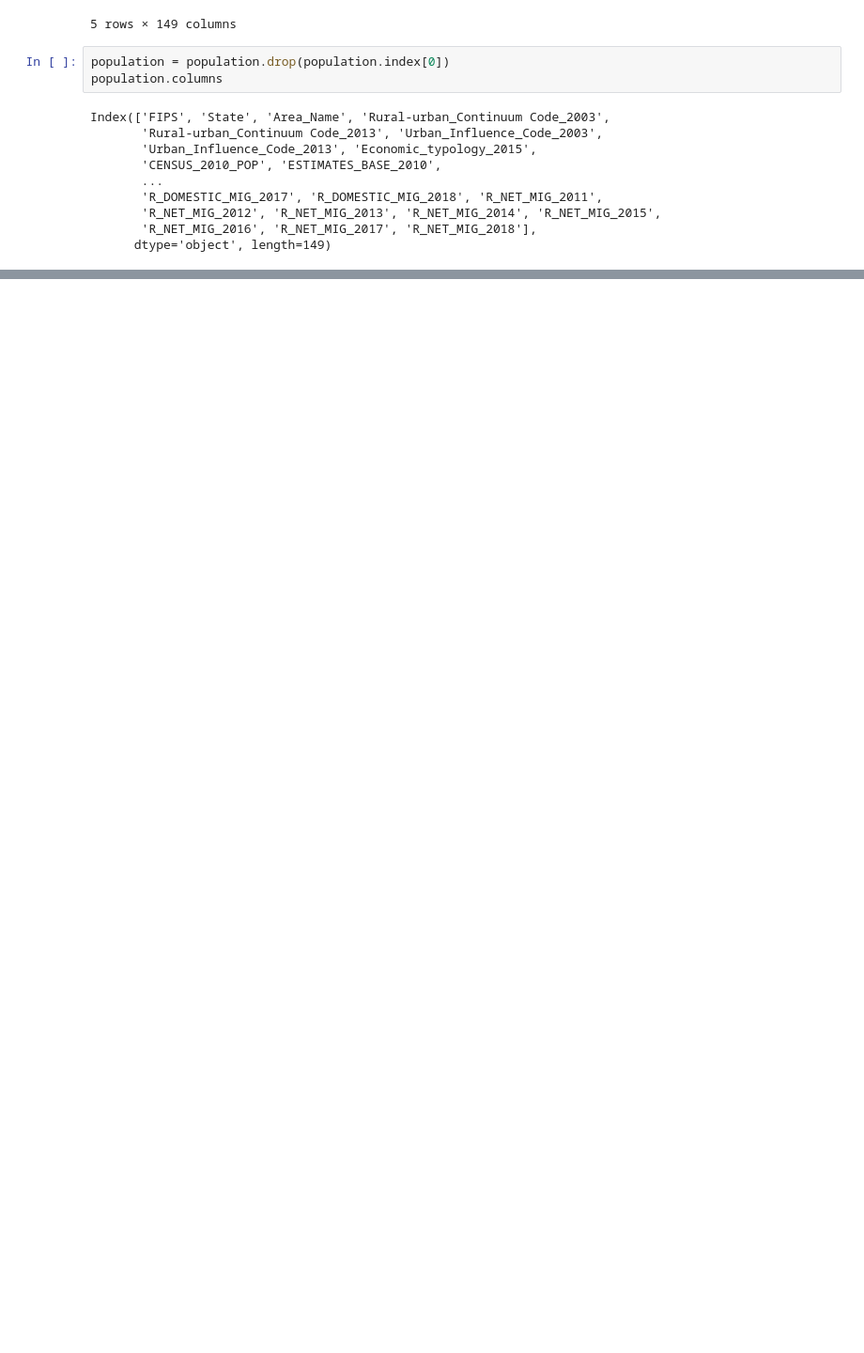
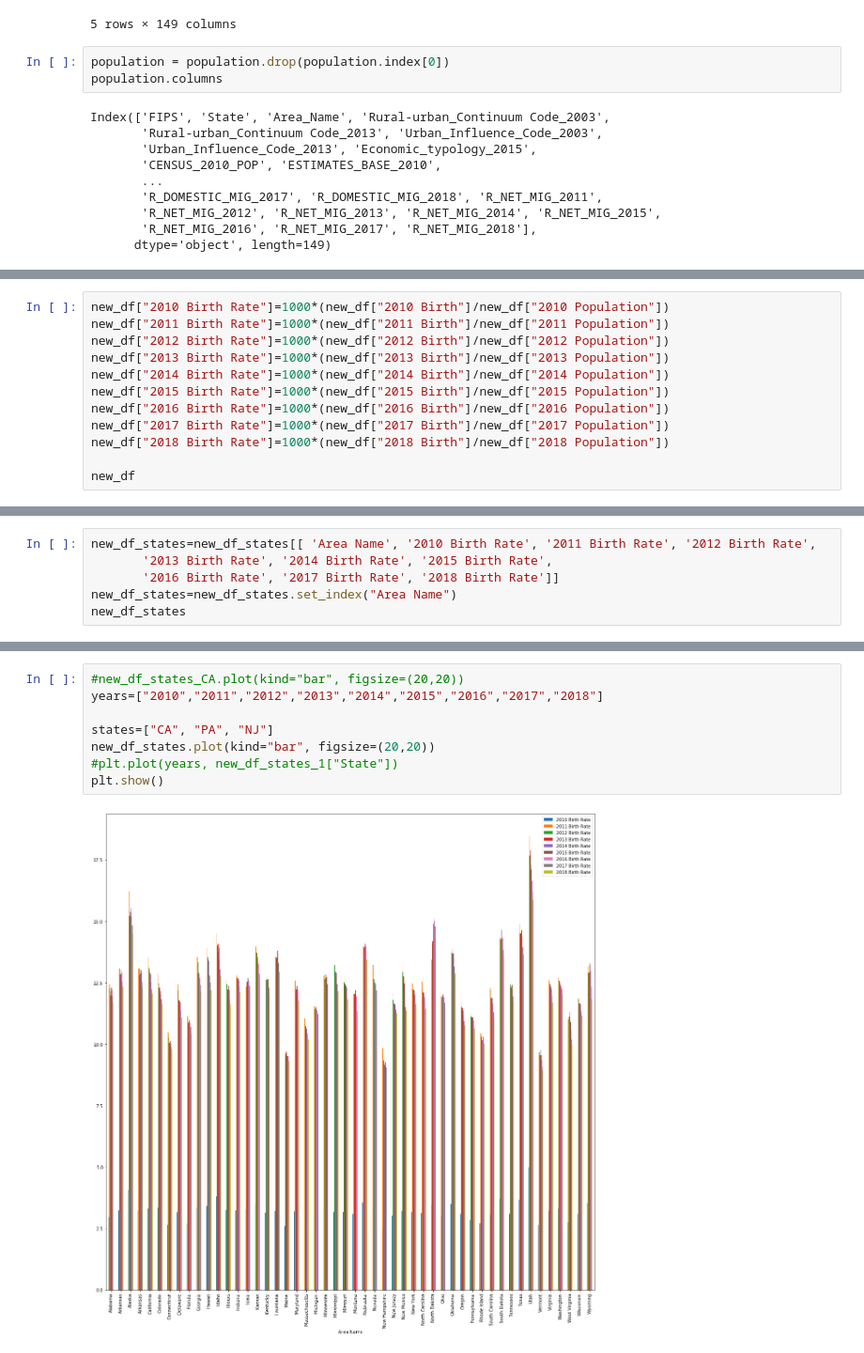
Before and after one commit to shawn-cavalieri/panic_at_the_desktop_project_1, a Jupyter notebook: svitlana_file.ipynb, the cells around one changed output, grey strips where cells are left out. Shown at 94% size. Drawn from its saved outputs; the diff is of its cells as text; blank space fills up the shorter version.

```diff
--- a/svitlana_file.ipynb
+++ b/svitlana_file.ipynb
@@ -117,0 +187,12 @@ new_df.set_index("Area Name")
+# %%
+new_df["2010 Birth Rate"]=1000*(new_df["2010 Birth"]/new_df["2010 Population"])
+new_df["2011 Birth Rate"]=1000*(new_df["2011 Birth"]/new_df["2011 Population"])
+new_df["2012 Birth Rate"]=1000*(new_df["2012 Birth"]/new_df["2012 Population"])
+new_df["2013 Birth Rate"]=1000*(new_df["2013 Birth"]/new_df["2013 Population"])
+new_df["2014 Birth Rate"]=1000*(new_df["2014 Birth"]/new_df["2014 Population"])
+new_df["2015 Birth Rate"]=1000*(new_df["2015 Birth"]/new_df["2015 Population"])
+new_df["2016 Birth Rate"]=1000*(new_df["2016 Birth"]/new_df["2016 Population"])
+new_df["2017 Birth Rate"]=1000*(new_df["2017 Birth"]/new_df["2017 Population"])
+new_df["2018 Birth Rate"]=1000*(new_df["2018 Birth"]/new_df["2018 Population"])
+
+new_df
@@ -117,0 +308,6 @@ new_df.set_index("Area Name")
+# %%
+new_df_states=new_df_states[[ 'Area Name', '2010 Birth Rate', '2011 Birth Rate', '2012 Birth Rate',
+       '2013 Birth Rate', '2014 Birth Rate', '2015 Birth Rate',
+       '2016 Birth Rate', '2017 Birth Rate', '2018 Birth Rate']]
+new_df_states=new_df_states.set_index("Area Name")
+new_df_states
@@ -117,0 +351,10 @@ new_df.set_index("Area Name")
+# %%
+#new_df_states_CA.plot(kind="bar", figsize=(20,20))
+years=["2010","2011","2012","2013","2014","2015","2016","2017","2018"]
+
+states=["CA", "PA", "NJ"]
+new_df_states.plot(kind="bar", figsize=(20,20))
+#plt.plot(years, new_df_states_1["State"])
+plt.show()
+# %% [output]
+[figure, added]
```
Also changed, not shown: parts of 17 cells of this notebook.
